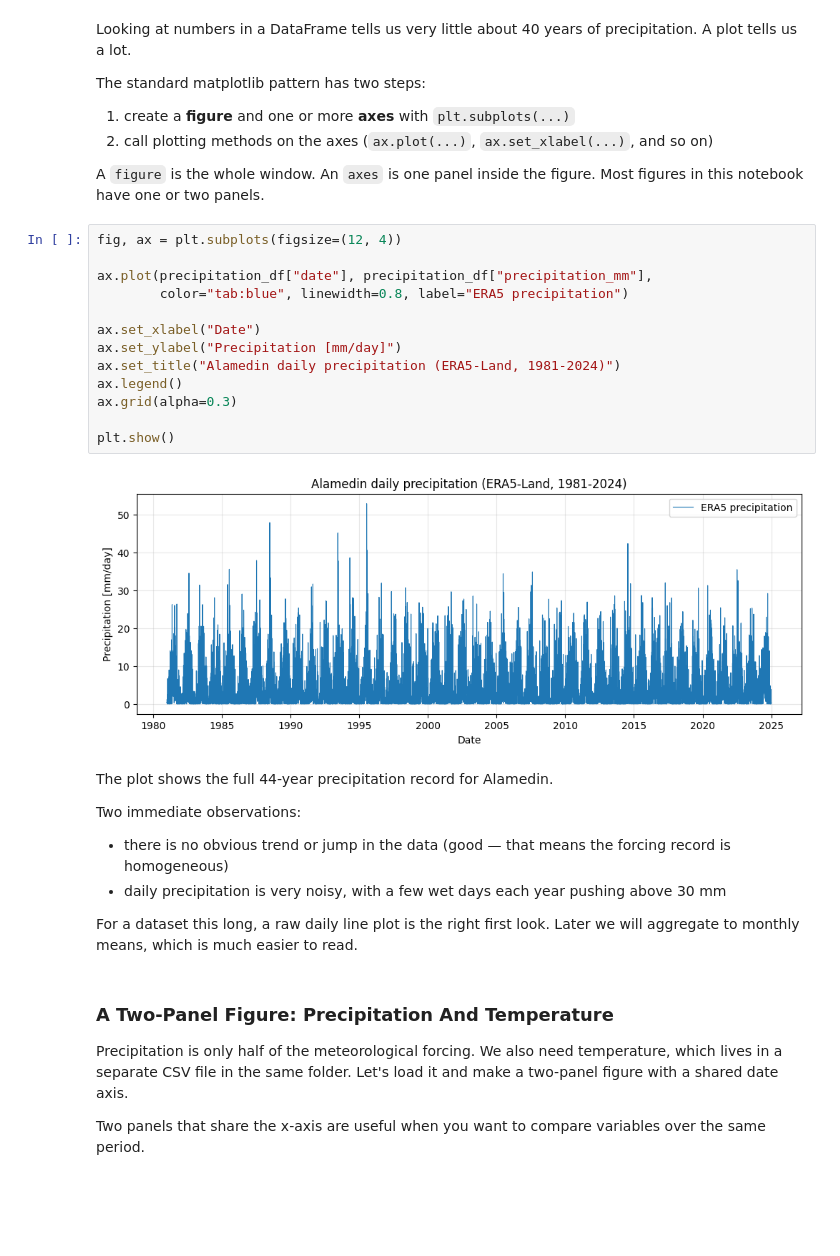
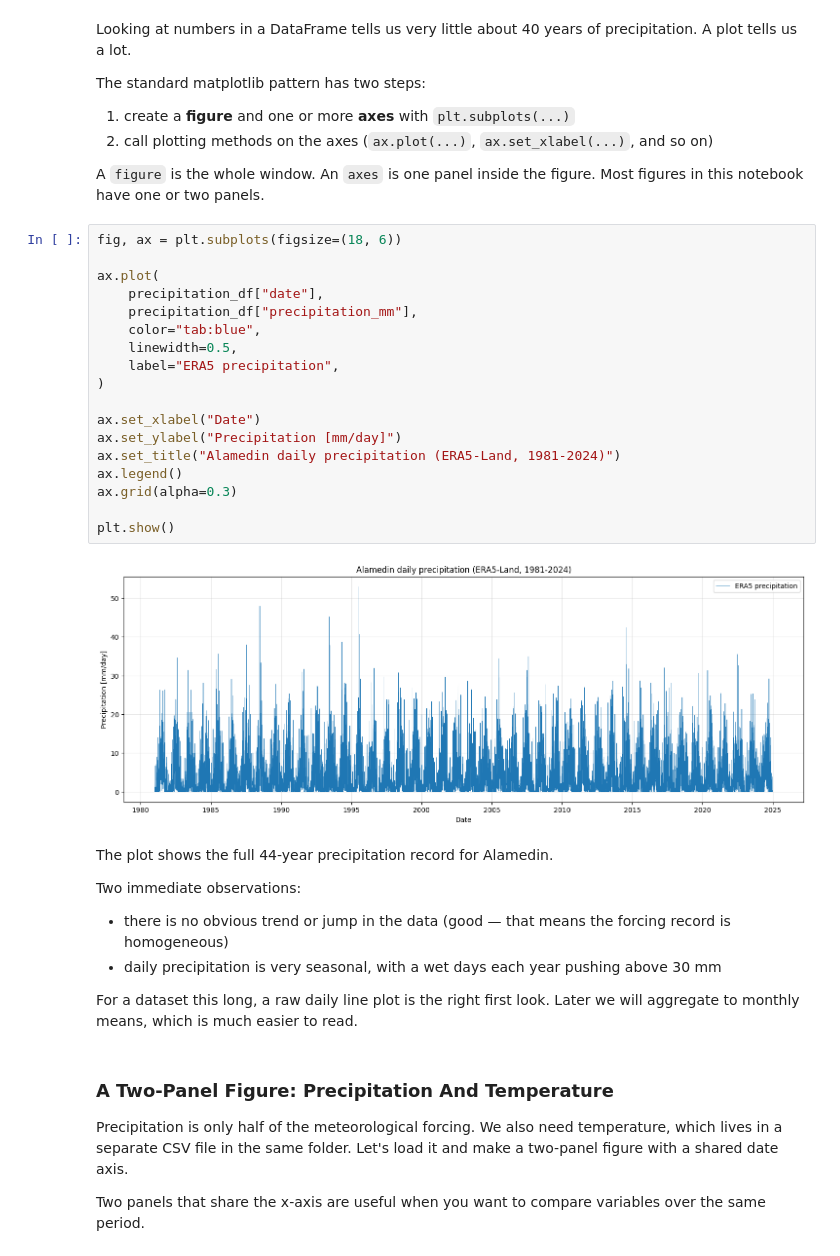
Before and after one commit to CooperBigFoot/wat-mod-GIZ, a Jupyter notebook: notebooks/05_pandas_numpy_and_plotting.ipynb, the cells around one changed output. Saved outputs shown, nothing was run; the diff lists cells and outputs as text; blank space fills up the shorter version.

```diff
--- a/notebooks/05_pandas_numpy_and_plotting.ipynb
+++ b/notebooks/05_pandas_numpy_and_plotting.ipynb
@@ -275,27 +265,32 @@ The standard matplotlib pattern has two steps:
 
 A `figure` is the whole window. An `axes` is one panel inside the figure. Most figures in this notebook have one or two panels.
 # %%
-fig, ax = plt.subplots(figsize=(12, 4))
+fig, ax = plt.subplots(figsize=(18, 6))
 
-ax.plot(precipitation_df["date"], precipitation_df["precipitation_mm"],
-        color="tab:blue", linewidth=0.8, label="ERA5 precipitation")
+ax.plot(
+    precipitation_df["date"],
+    precipitation_df["precipitation_mm"],
+    color="tab:blue",
+    linewidth=0.5,
+    label="ERA5 precipitation",
+)
 
 ax.set_xlabel("Date")
 ax.set_ylabel("Precipitation [mm/day]")
 ax.set_title("Alamedin daily precipitation (ERA5-Land, 1981-2024)")
 ax.legend()
 ax.grid(alpha=0.3)
 
 plt.show()
 # %% [output]
-[figure, old version]
+[figure, new version]
 # %% [markdown]
 The plot shows the full 44-year precipitation record for Alamedin.
 
 Two immediate observations:
 
 - there is no obvious trend or jump in the data (good — that means the forcing record is homogeneous)
-- daily precipitation is very noisy, with a few wet days each year pushing above 30 mm
+- daily precipitation is very seasonal, with a wet days each year pushing above 30 mm
 
 For a dataset this long, a raw daily line plot is the right first look. Later we will aggregate to monthly means, which is much easier to read.
 # %% [markdown]
```
Also changed, not shown: parts of 25 cells of this notebook, 2 other files.
